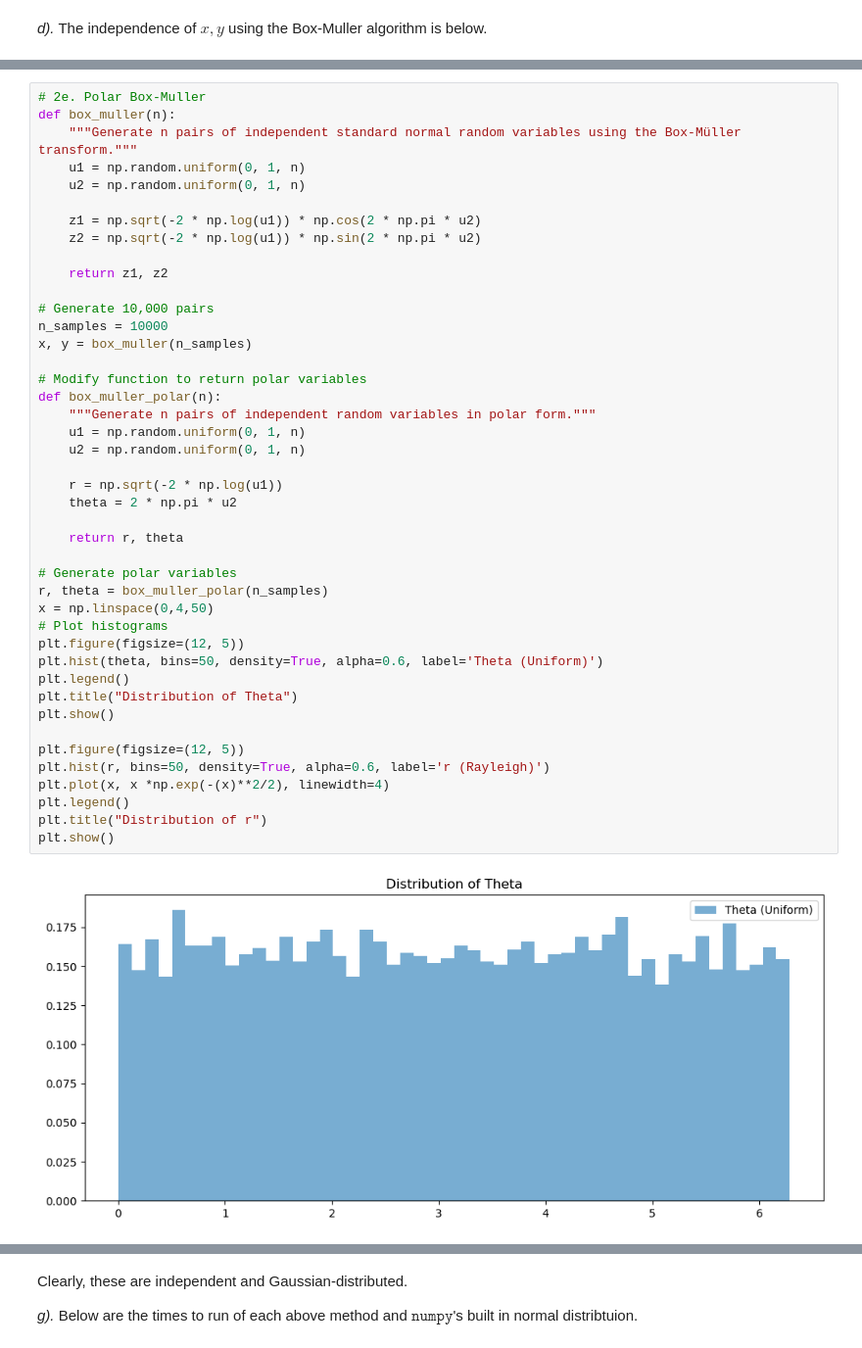
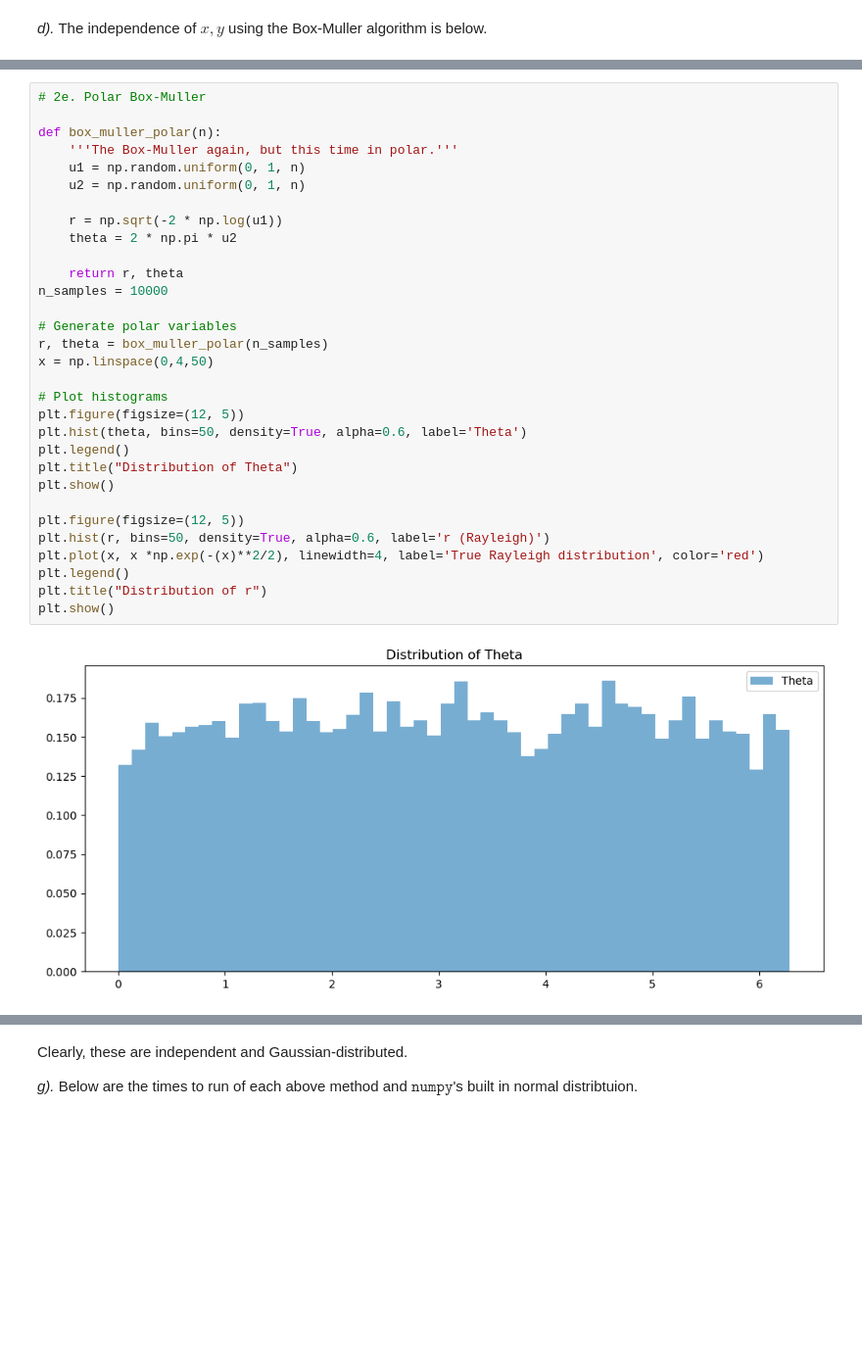
Before and after one commit to aidanwmw/PHYS403, a Jupyter notebook: homework/hw3.ipynb, the cells around one changed output, grey strips where cells are left out. Shown: that part at 98% size. Saved outputs shown, nothing was run; the diff lists cells and outputs as text; blank space fills up the shorter version.

```diff
--- a/homework/hw3.ipynb
+++ b/homework/hw3.ipynb
@@ -194,45 +193,33 @@ plt.show()
 # %%
 # 2e. Polar Box-Muller
-def box_muller(n):
-    """Generate n pairs of independent standard normal random variables using the Box-Müller transform."""
-    u1 = np.random.uniform(0, 1, n)
-    u2 = np.random.uniform(0, 1, n)
 
-    z1 = np.sqrt(-2 * np.log(u1)) * np.cos(2 * np.pi * u2)
-    z2 = np.sqrt(-2 * np.log(u1)) * np.sin(2 * np.pi * u2)
-
-    return z1, z2
-
-# Generate 10,000 pairs
-n_samples = 10000
-x, y = box_muller(n_samples)
-
-# Modify function to return polar variables
 def box_muller_polar(n):
-    """Generate n pairs of independent random variables in polar form."""
+    '''The Box-Muller again, but this time in polar.'''
     u1 = np.random.uniform(0, 1, n)
     u2 = np.random.uniform(0, 1, n)
 
     r = np.sqrt(-2 * np.log(u1))
     theta = 2 * np.pi * u2
 
     return r, theta
+n_samples = 10000
 
 # Generate polar variables
 r, theta = box_muller_polar(n_samples)
 x = np.linspace(0,4,50)
+
 # Plot histograms
 plt.figure(figsize=(12, 5))
-plt.hist(theta, bins=50, density=True, alpha=0.6, label='Theta (Uniform)')
+plt.hist(theta, bins=50, density=True, alpha=0.6, label='Theta')
 plt.legend()
 plt.title("Distribution of Theta")
 plt.show()
 
 plt.figure(figsize=(12, 5))
 plt.hist(r, bins=50, density=True, alpha=0.6, label='r (Rayleigh)')
-plt.plot(x, x *np.exp(-(x)**2/2), linewidth=4)
+plt.plot(x, x *np.exp(-(x)**2/2), linewidth=4, label='True Rayleigh distribution', color='red')
 plt.legend()
 plt.title("Distribution of r")
 plt.show()
 # %% [output]
-[figure, old version]
+[figure, new version]
```
Also changed, not shown: parts of 10 cells of this notebook.
